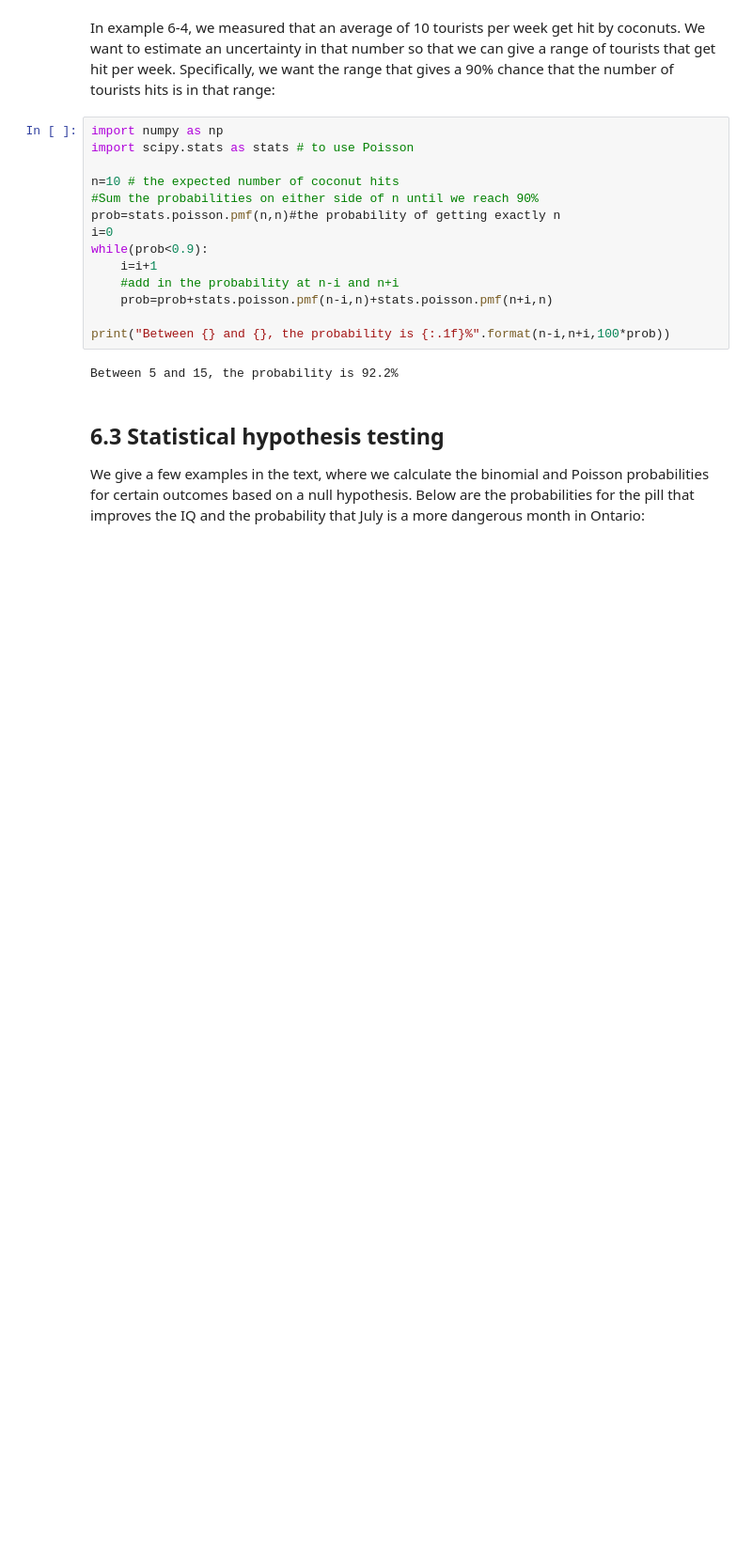
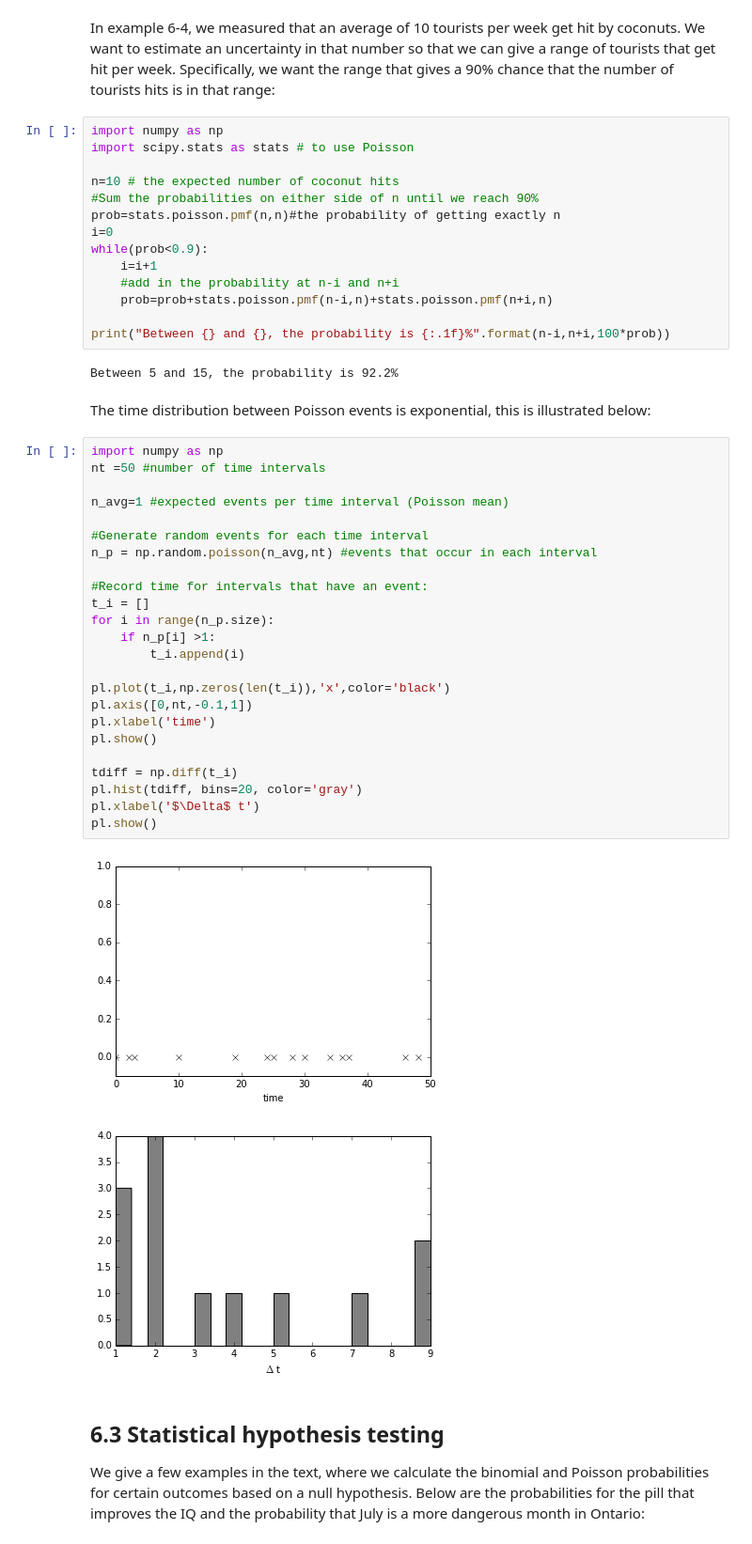
Before and after one commit to OSTP/DataAndErrorAnalysis, a Jupyter notebook: notebooks/Chapter6_Statistics_Distributions.ipynb, the cells around one changed output. Shown: that part at 94% size. Drawn from its saved outputs; the diff is of its cells as text; blank space fills up the shorter version.

```diff
--- a/notebooks/Chapter6_Statistics_Distributions.ipynb
+++ b/notebooks/Chapter6_Statistics_Distributions.ipynb
@@ -218,6 +219,35 @@ while(prob<0.9):
 print("Between {} and {}, the probability is {:.1f}%".format(n-i,n+i,100*prob))
 # %% [output]
 Between 5 and 15, the probability is 92.2%
+# %% [markdown]
+The time distribution between Poisson events is exponential, this is illustrated below:
+# %%
+import numpy as np
+nt =50 #number of time intervals
+
+n_avg=1 #expected events per time interval (Poisson mean)
+
+#Generate random events for each time interval
+n_p = np.random.poisson(n_avg,nt) #events that occur in each interval
+
+#Record time for intervals that have an event:
+t_i = []
+for i in range(n_p.size):
+    if n_p[i] >1:
+        t_i.append(i)
+
+pl.plot(t_i,np.zeros(len(t_i)),'x',color='black')
+pl.axis([0,nt,-0.1,1])
+pl.xlabel('time')
+pl.show()
+
+tdiff = np.diff(t_i)
+pl.hist(tdiff, bins=20, color='gray')
+pl.xlabel('$\Delta$ t')
+pl.show()
+# %% [output]
+[figure, added]
+[figure, added]
 # %% [markdown]
 ## 6.3 Statistical hypothesis testing
 
```
Also changed, not shown: parts of 5 cells of this notebook, 4 other files.
